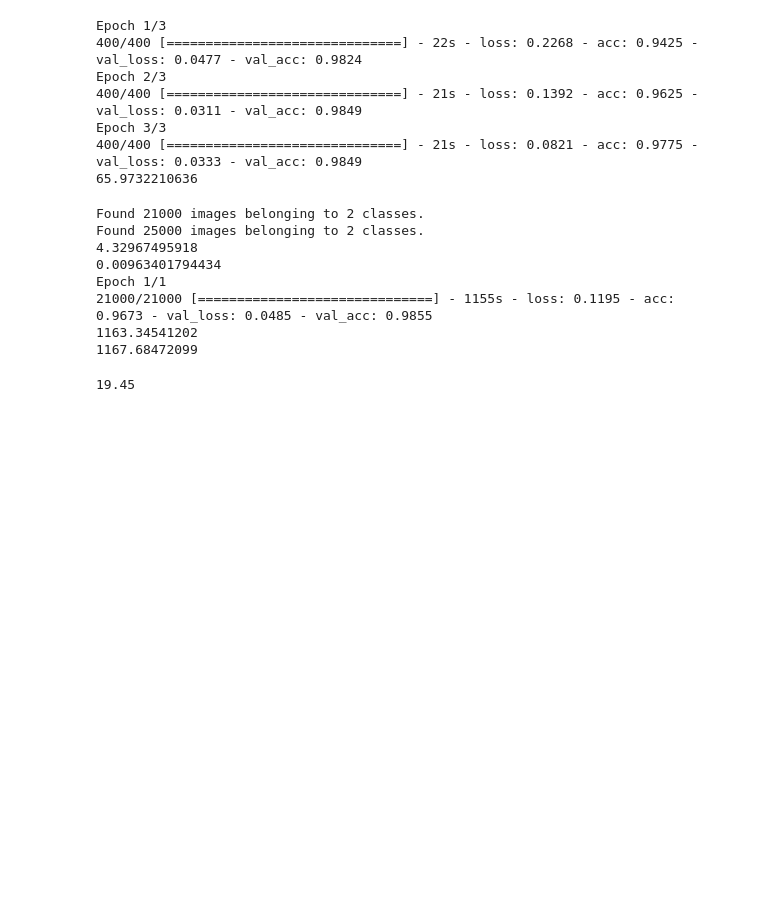
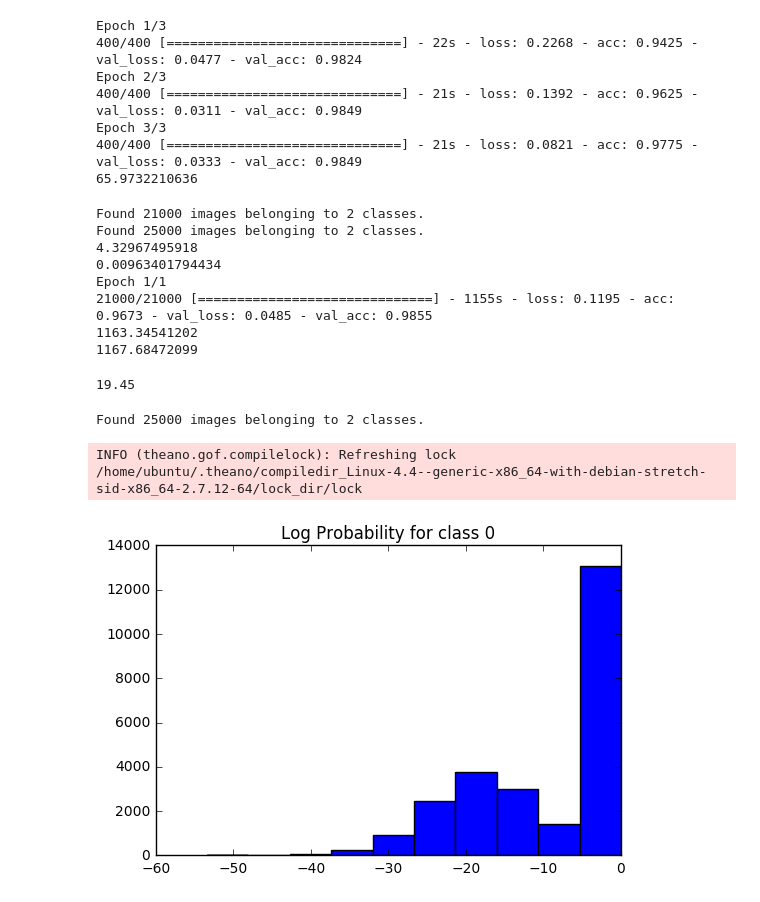
Before and after one commit to dmarx/courses, a Jupyter notebook: deeplearning1/nbs/cats_vs_dogs.ipynb, the cells around one changed output. Drawn from its saved outputs; the diff is of its cells as text; code cells hidden in the pictures; blank space fills up the shorter version.

```diff
--- a/deeplearning1/nbs/cats_vs_dogs.ipynb
+++ b/deeplearning1/nbs/cats_vs_dogs.ipynb
@@ -276,0 +280,14 @@ vgg_test.save('cats_v_dogs_test.h5')
+# %%
+# Calculate predicitons, form a confusions matrix
+valid_path='data/validation'
+val_batches, probs = vgg.test(valid_path, batch_size = batch_size)
+# %% [output]
+Found 25000 images belonging to 2 classes.
+INFO (theano.gof.compilelock): Refreshing lock /home/ubuntu/.theano/compiledir_Linux-4.4--generic-x86_64-with-debian-stretch-sid-x86_64-2.7.12-64/lock_dir/lock
+# %%
+import matplotlib.pyplot as plt
+plt.hist(np.log(probs[:,0]))
+plt.title('Log Probability for class 0')
+plt.show()
+# %% [output]
+[figure, added]
```
Also changed, not shown: parts of 10 cells of this notebook.
